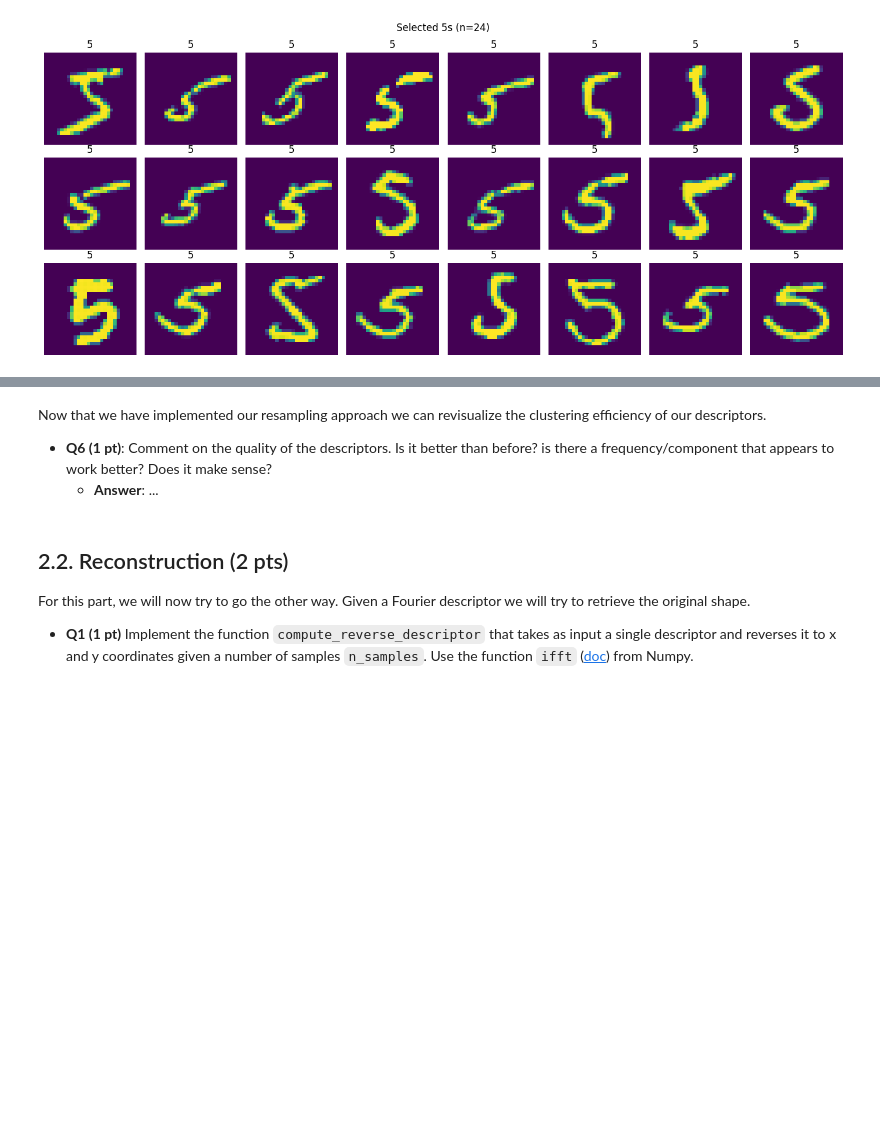
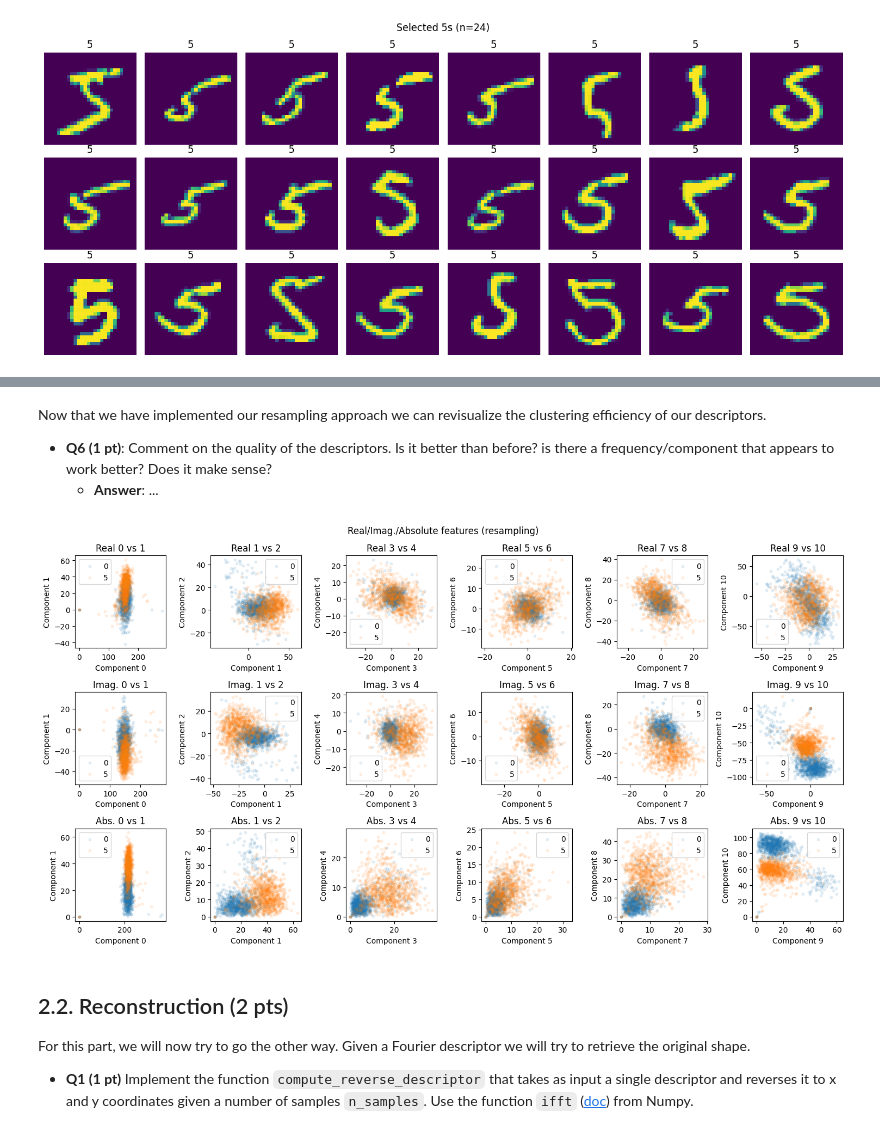
Before and after one commit to LouisH14/Image_Analysis_lab, a Jupyter notebook: labs/lab_02_iapr.ipynb, the cells around one changed output, grey strips where cells are left out. Cells and saved outputs as stored; diff of their text form; code cells hidden in the pictures; blank space fills up the shorter version.

```diff
--- a/labs/lab_02_iapr.ipynb
+++ b/labs/lab_02_iapr.ipynb
@@ -225,12 +292,28 @@ def compute_descriptor_padding(contours: np.ndarray, n_samples: int = 11):
     """
 
     N = len(contours)
-    # Look for the number of contours
     descriptors = np.zeros((N, n_samples), dtype=np.complex128)
 
-    # ------------------
-    # Your code here ...
-    # ------------------
+    for i in range(N):
+        cnt = np.asarray(contours[i])
+
+        # Skip malformed or empty contours and keep zero descriptor.
+        if cnt.ndim != 2 or cnt.shape[0] == 0 or cnt.shape[1] < 2:
+            continue
+
+        # Keep only x,y coordinates and enforce fixed length using truncate/padding.
+        cnt_xy = cnt[:, :2]
+        if cnt_xy.shape[0] >= n_samples:
+            cnt_fixed = cnt_xy[:n_samples]
+        else:
+            pad = np.zeros((n_samples - cnt_xy.shape[0], 2), dtype=cnt_xy.dtype)
+            cnt_fixed = np.vstack((cnt_xy, pad))
+
+        # Convert contour points to complex sequence and apply FFT.
+        signal = cnt_fixed[:, 0].astype(np.float64) + 1j * cnt_fixed[:, 1].astype(
+            np.float64
+        )
+        descriptors[i] = np.fft.fft(signal)
 
     return descriptors
 # %% [markdown]
@@ -273,6 +359,22 @@ def linear_interpolation(contours: np.ndarray, n_samples: int = 11):
 
     N = len(contours)
     contours_inter = np.zeros((N, n_samples, 2))
+    for i in range(N):
+        cnt = np.asarray(contours[i])
+
+        # Skip malformed or empty contours and keep zero descriptor.
+        if cnt.ndim != 2 or cnt.shape[0] == 0 or cnt.shape[1] < 2:
+            continue
+
+        # Keep only x,y coordinates and perform linear interpolation.
+        cnt_xy = cnt[:, :2]
+        x = cnt_xy[:, 0]
+        y = cnt_xy[:, 1]
+        t = np.arange(len(cnt_xy))
+        t_inter = np.linspace(0, len(cnt_xy) - 1, n_samples)
+        x_inter = np.interp(t_inter, t, x)
+        y_inter = np.interp(t_inter, t, y)
+        contours_inter[i] = np.stack((x_inter, y_inter), axis=-1)
 
     # ------------------
     # Your code here ...
@@ -289,19 +394,24 @@ test_2_1_5(linear_interpolation, cnt_p_b, images_p_b)
 # %% [markdown]
 Now that we have implemented our resampling approach we can revisualize the clustering efficiency of our descriptors.
 
-* **Q6 (1 pt)**: Comment on the quality of the descriptors. Is it better than before? is there a frequency/component that appears to work better? Does it make sense?
-    * **Answer**: ...
+- **Q6 (1 pt)**: Comment on the quality of the descriptors. Is it better than before? is there a frequency/component that appears to work better? Does it make sense?
+  - **Answer**: ...
 # %%
 ################################################################
 ############################ TEST ##############################
 ################################################################
 
-feat_a, feat_b = test_2_1_6(compute_descriptor_padding, linear_interpolation, cnt_p_a, cnt_p_b, n_samples=11)
+feat_a, feat_b = test_2_1_6(
+    compute_descriptor_padding, linear_interpolation, cnt_p_a, cnt_p_b, n_samples=11
+)
+# %% [output]
+[figure, added]
 # %% [markdown]
 ## 2.2. Reconstruction (2 pts)
 
 For this part, we will now try to go the other way. Given a Fourier descriptor we will try to retrieve the original shape.
-* **Q1 (1 pt)** Implement the function `compute_reverse_descriptor` that takes as input a single descriptor and reverses it to x and y coordinates given a number of samples `n_samples`. Use the function `ifft` ([doc](https://numpy.org/doc/stable/reference/generated/numpy.fft.ifft.html)) from Numpy.
+
+- **Q1 (1 pt)** Implement the function `compute_reverse_descriptor` that takes as input a single descriptor and reverses it to x and y coordinates given a number of samples `n_samples`. Use the function `ifft` ([doc](https://numpy.org/doc/stable/reference/generated/numpy.fft.ifft.html)) from Numpy.
 # %%
 def compute_reverse_descriptor(descriptor: np.ndarray, n_samples: int = 11):
     """
```
Also changed, not shown: parts of 31 cells of this notebook, 2 other files.
